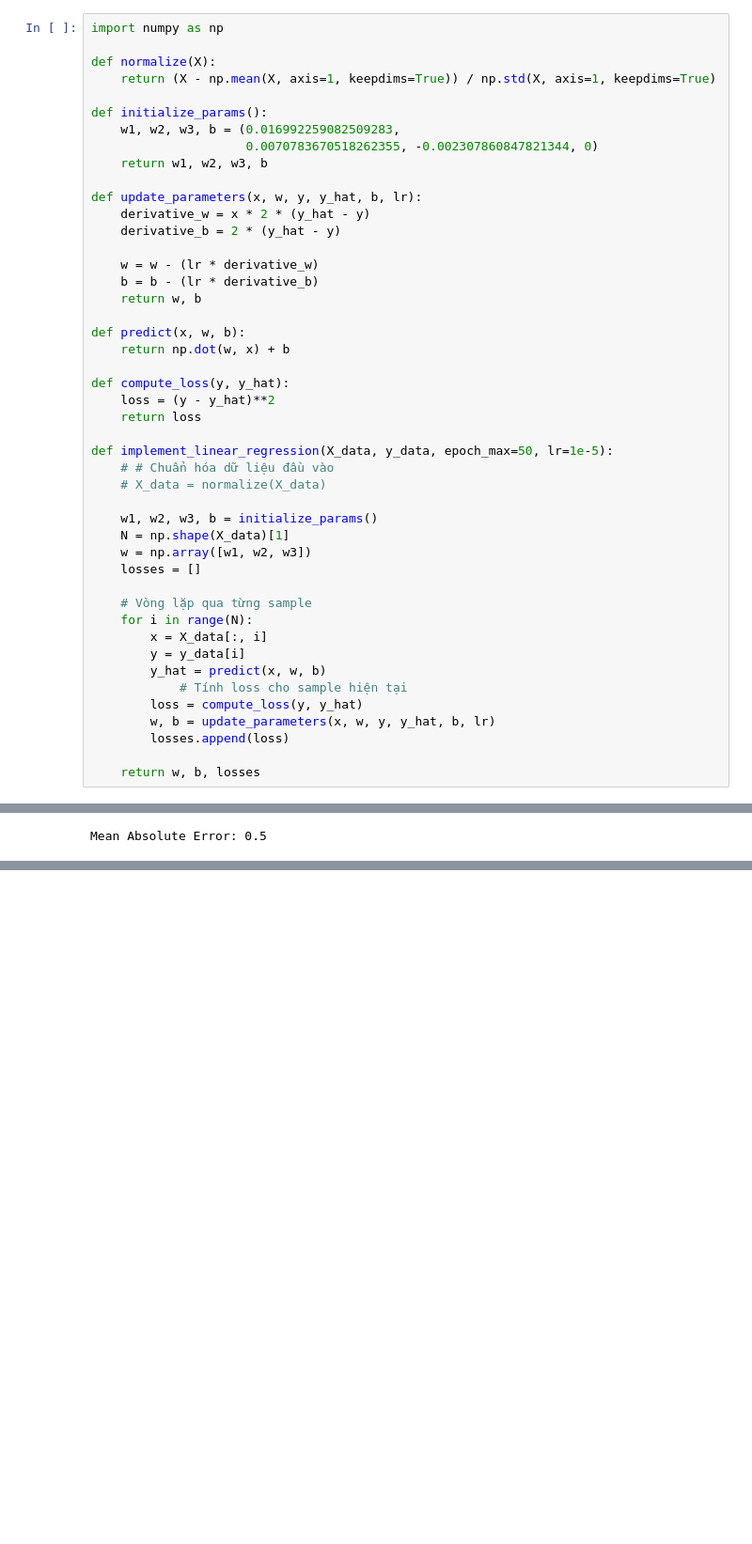
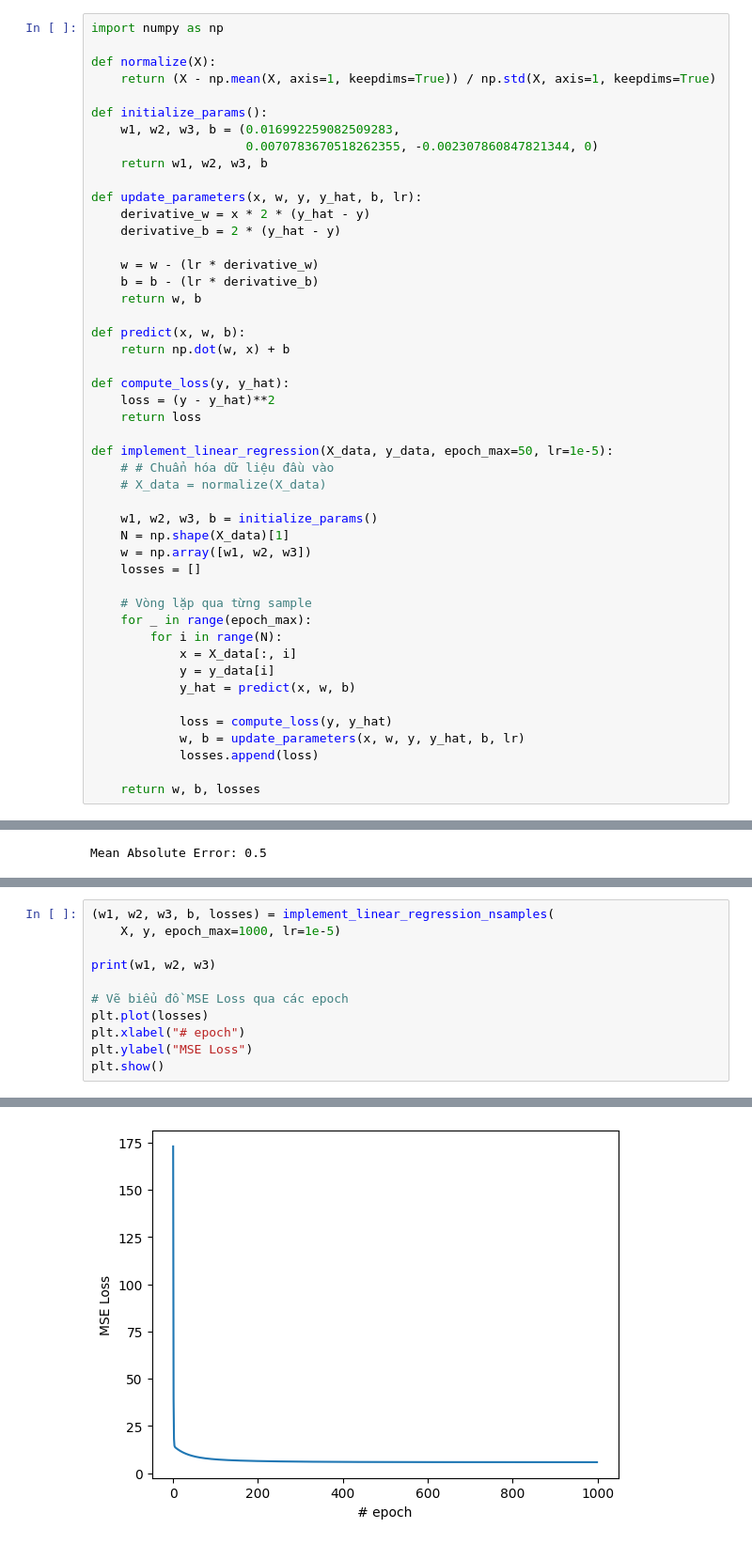
Before and after one commit to T-Sunm/AIO-Exercise, a Jupyter notebook: module4/week1/Linear Regression.ipynb, the cells around one changed output, grey strips where cells are left out. Shown: that part at 94% size. Cells and saved outputs as stored; diff of their text form; blank space fills up the shorter version.

```diff
--- a/module4/week1/Linear Regression.ipynb
+++ b/module4/week1/Linear Regression.ipynb
@@ -62,13 +64,14 @@ def implement_linear_regression(X_data, y_data, epoch_max=50, lr=1e-5):
     losses = []
 
     # Vòng lặp qua từng sample
-    for i in range(N):
-        x = X_data[:, i]
-        y = y_data[i]
-        y_hat = predict(x, w, b)
-            # Tính loss cho sample hiện tại
-        loss = compute_loss(y, y_hat)
-        w, b = update_parameters(x, w, y, y_hat, b, lr)
-        losses.append(loss)
+    for _ in range(epoch_max):
+        for i in range(N):
+            x = X_data[:, i]
+            y = y_data[i]
+            y_hat = predict(x, w, b)
+
+            loss = compute_loss(y, y_hat)
+            w, b = update_parameters(x, w, y, y_hat, b, lr)
+            losses.append(loss)
 
     return w, b, losses
@@ -182,0 +288,12 @@ Mean Absolute Error: 0.5
+# %%
+(w1, w2, w3, b, losses) = implement_linear_regression_nsamples(
+    X, y, epoch_max=1000, lr=1e-5)
+
+print(w1, w2, w3)
+
+# Vẽ biểu đồ MSE Loss qua các epoch
+plt.plot(losses)
+plt.xlabel("# epoch")
+plt.ylabel("MSE Loss")
+plt.show()
+# %% [output]
@@ -182,0 +301 @@ Mean Absolute Error: 0.5
+[figure, added]
```
Also changed, not shown: parts of 33 cells of this notebook.
